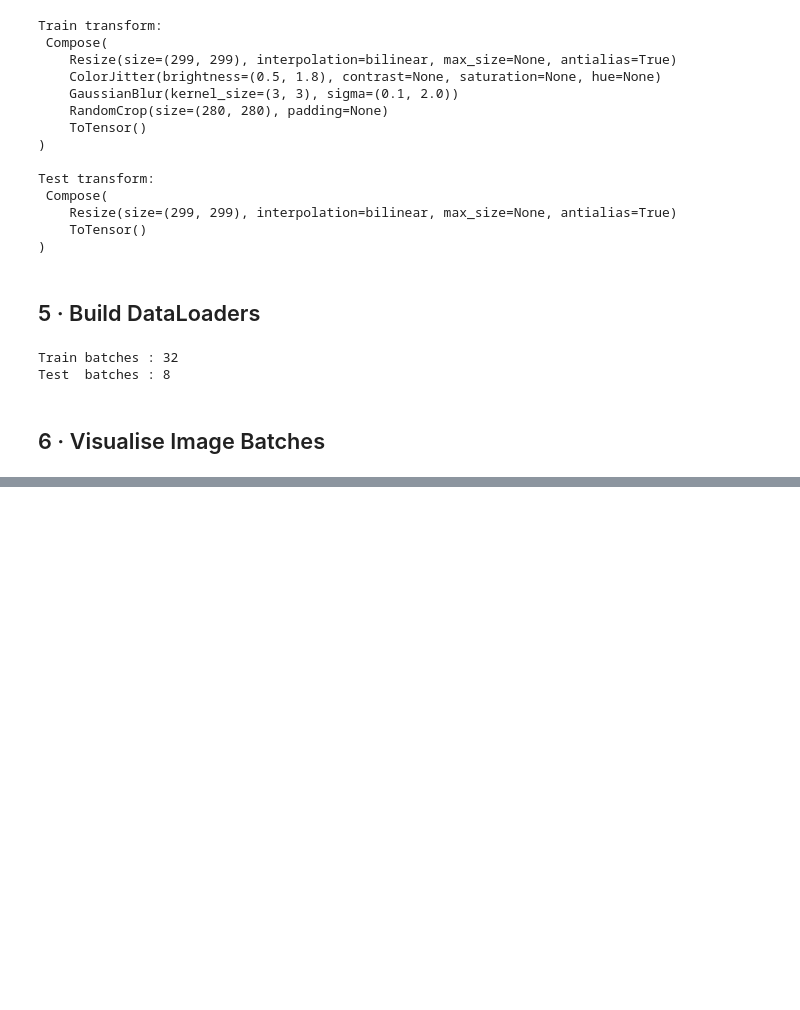
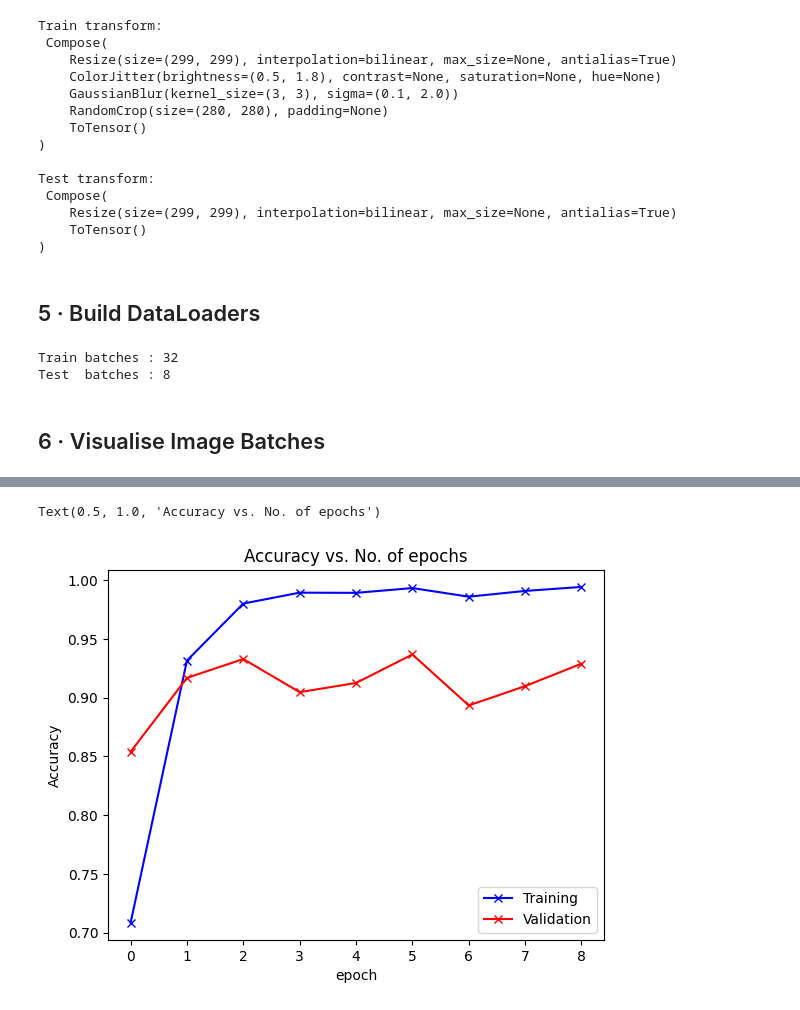
Before and after one commit to abdubakr77/cancer-classification, a Jupyter notebook: Cancer Image Classification.ipynb, the cells around one changed output, grey strips where cells are left out. Saved outputs shown, nothing was run; the diff lists cells and outputs as text; code cells hidden in the pictures; blank space fills up the shorter version.

```diff
--- a/Cancer Image Classification.ipynb
+++ b/Cancer Image Classification.ipynb
@@ -63,7 +63,7 @@ TRAIN_TRANSFORMS = transforms.Compose([
     transforms.Resize(IMG_SIZE),                          # resize to InceptionV3 input size
     transforms.ColorJitter(brightness=[0.5, 1.8]),        # random brightness shift
     transforms.GaussianBlur(kernel_size=(3, 3)),          # slight blur for robustness
-    transforms.RandomCrop((280, 280)),                    # random spatial crop
+    transforms.RandomHorizontalFlip(),                    # random spatial crop
     transforms.ToTensor(),                                # PIL → FloatTensor [0,1]
 ])
 
@@ -263,3 +263,18 @@ for epoch in range(EPOCHS):
         if counter >= PATIENCE:
             print("Early Stopping!!")
             break
+# %%
+train_loss = [x["train_loss"] for x in history]
+train_acc = [x["train_acc"] for x in history]
+test_loss = [x["test_loss"] for x in history]
+test_acc = [x["test_acc"] for x in history]
+# %%
+plt.plot(train_acc, '-bx')
+plt.plot(test_acc, '-rx')
+plt.xlabel('epoch')
+plt.ylabel('Accuracy')
+plt.legend(['Training', 'Validation'])
+plt.title('Accuracy vs. No. of epochs')
+# %% [output]
+Text(0.5, 1.0, 'Accuracy vs. No. of epochs')
+[figure, added]
```
Also changed, not shown: parts of 3 cells of this notebook.
